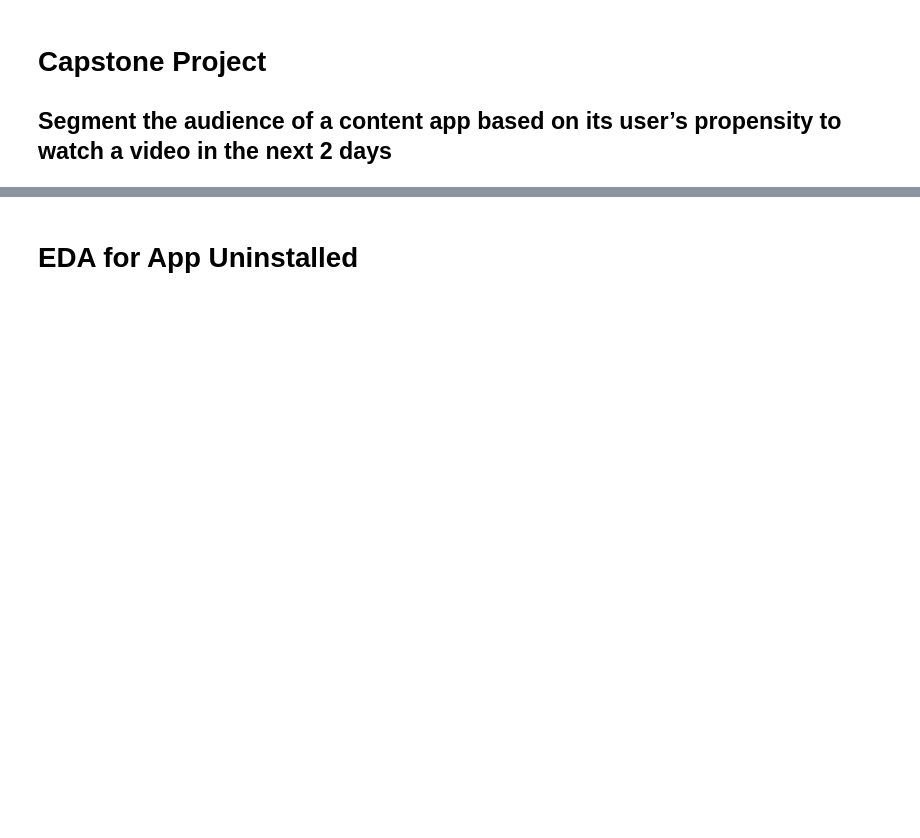
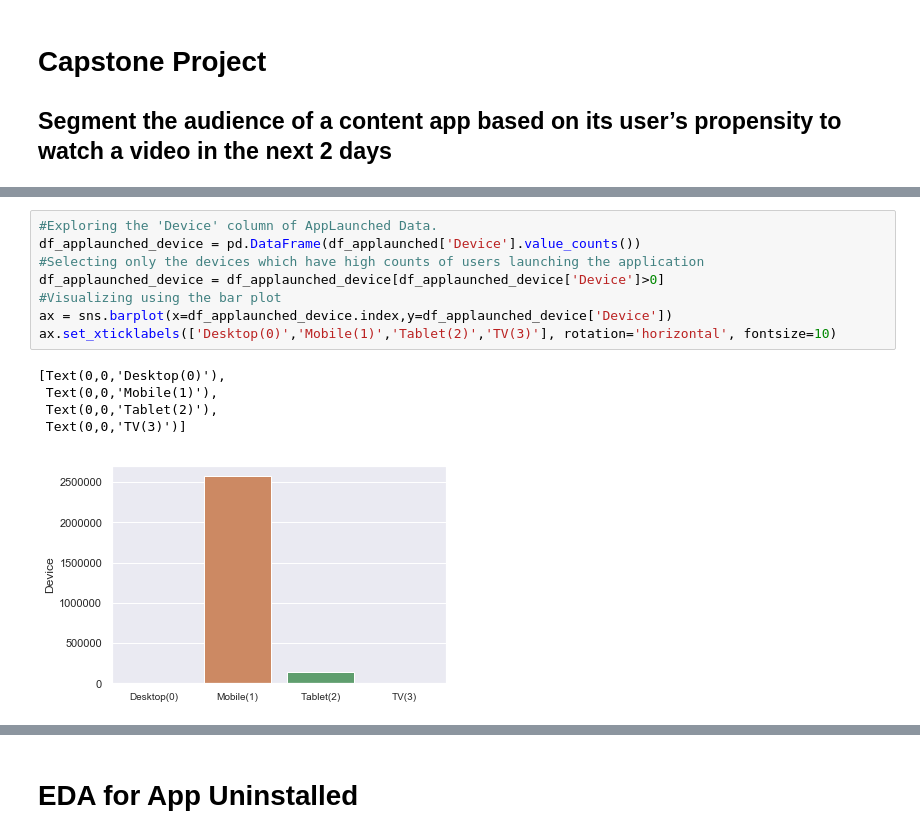
Before and after one commit to clydemendonca/GreyAtomCapstone, a Jupyter notebook: Capstone.ipynb, the cells around one changed output, grey strips where cells are left out. Cells and saved outputs as stored; diff of their text form; blank space fills up the shorter version.

```diff
--- a/Capstone.ipynb
+++ b/Capstone.ipynb
@@ -11,0 +47,14 @@ sns.set(style="darkgrid")
+# %%
+#Exploring the 'Device' column of AppLaunched Data.
+df_applaunched_device = pd.DataFrame(df_applaunched['Device'].value_counts())
+#Selecting only the devices which have high counts of users launching the application
+df_applaunched_device = df_applaunched_device[df_applaunched_device['Device']>0]
+#Visualizing using the bar plot
+ax = sns.barplot(x=df_applaunched_device.index,y=df_applaunched_device['Device'])
+ax.set_xticklabels(['Desktop(0)','Mobile(1)','Tablet(2)','TV(3)'], rotation='horizontal', fontsize=10)
+# %% [output]
+[Text(0,0,'Desktop(0)'),
+ Text(0,0,'Mobile(1)'),
+ Text(0,0,'Tablet(2)'),
+ Text(0,0,'TV(3)')]
+[figure, added]
```
Also changed, not shown: parts of 17 cells of this notebook.
